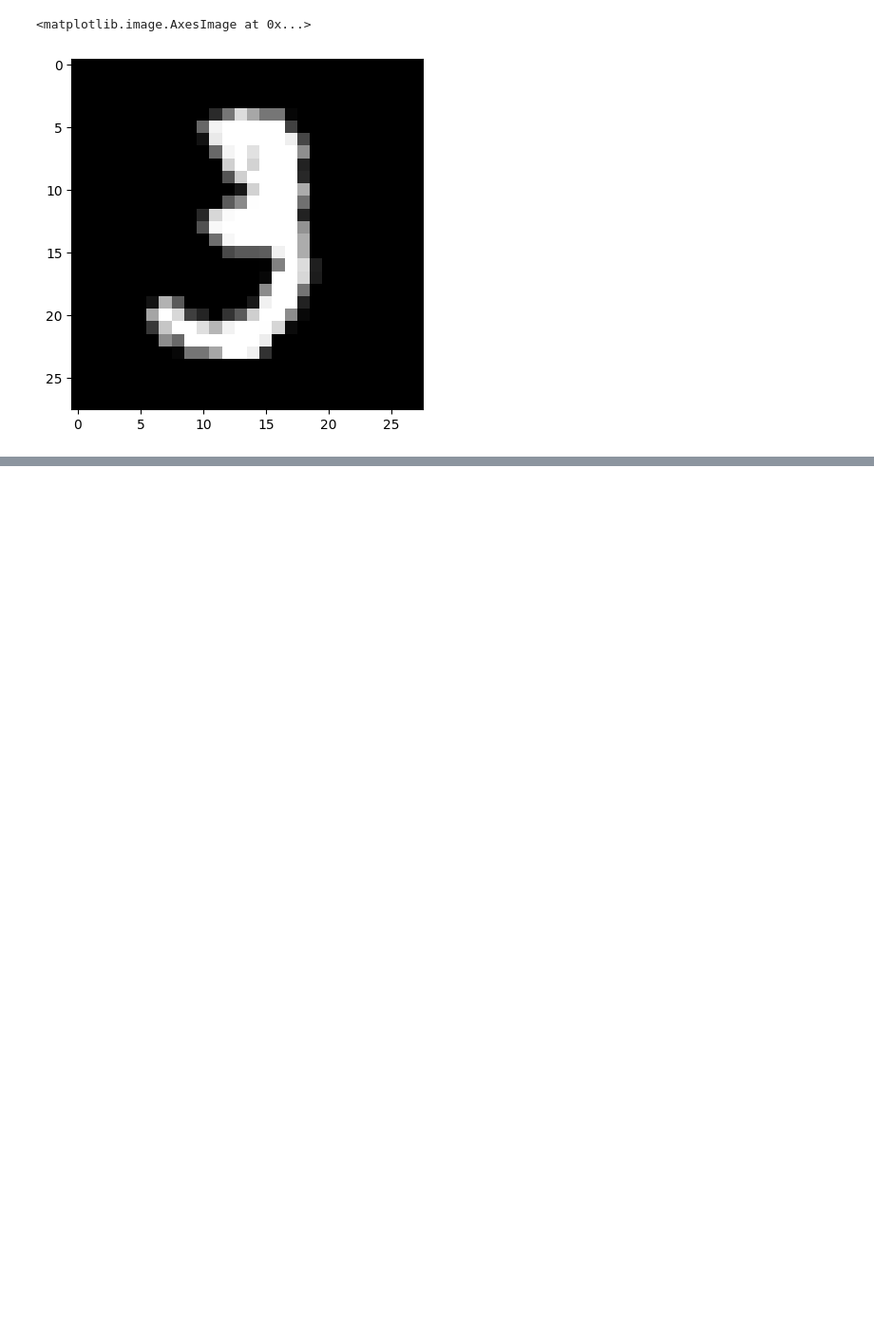
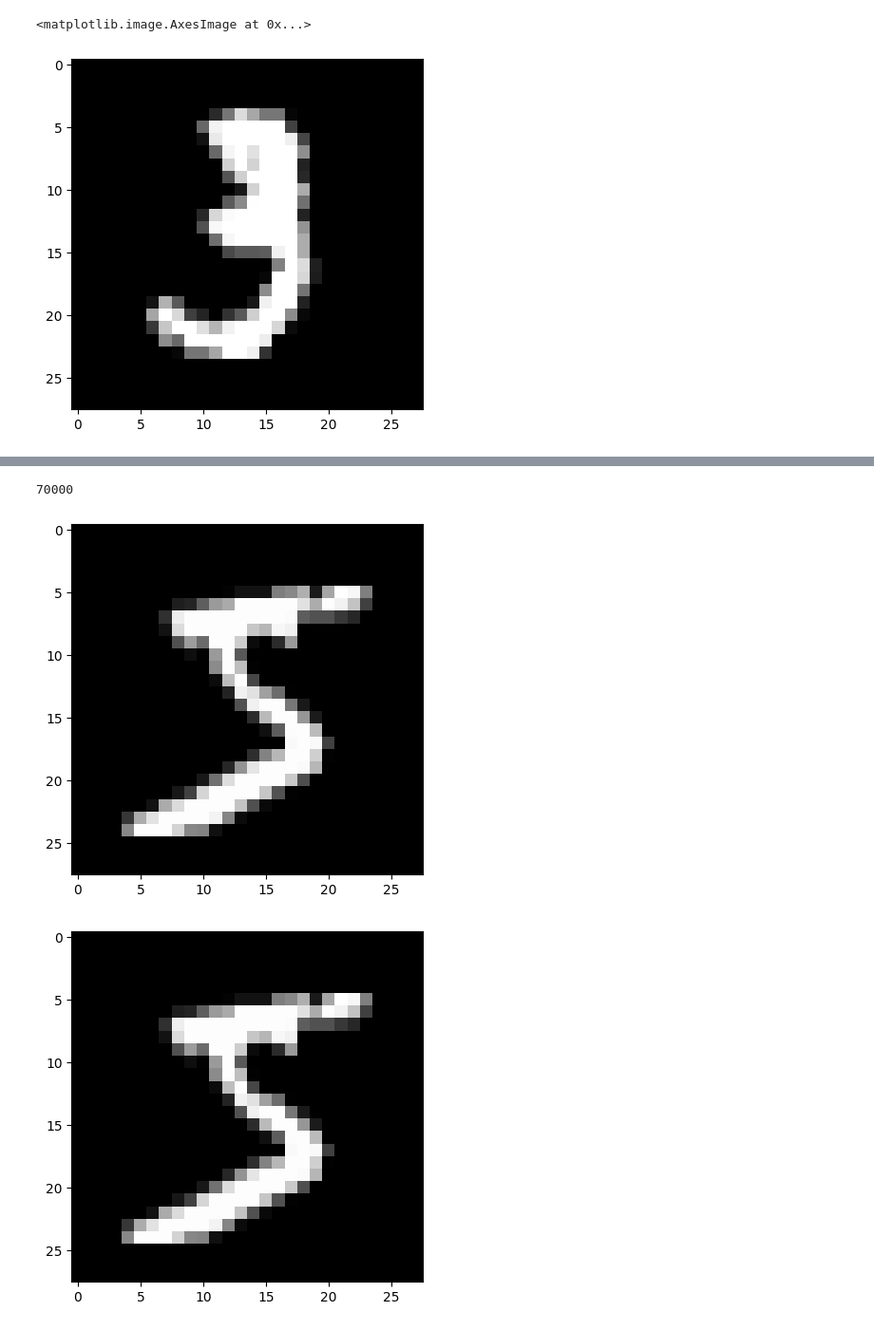
Before and after one commit to berkasin01/mnist_digit_classifier, a Jupyter notebook: mnist_cnn.ipynb, the cells around one changed output, grey strips where cells are left out. Shown at 95% size. Cells and saved outputs as stored; diff of their text form; code cells hidden in the pictures; blank space fills up the shorter version.

```diff
--- a/mnist_cnn.ipynb
+++ b/mnist_cnn.ipynb
@@ -68,0 +97,24 @@ print(torchvision.__version__)
+# %%
+import random
+
+def rand_rot_img(dataset,max_degree,min_degree,amount_of_rots):
+    print(dataset.shape[0])
+    for i in range(3):
+        img_cols = dataset.iloc[i,:].values
+        img = img_cols.reshape(28,28)
+        img = img.astype("uint8")
+        for c in range(amount_of_rots):
+            random_i = random.randint(int(max_degree),int(min_degree))
+            Rotate_Transformation = transforms.Compose([
+                transforms.ToPILImage(),
+                transforms.RandomRotation(degrees=random_i)
+                ])
+            rotated_img = Rotate_Transformation(img)
+            plt.imshow(rotated_img,cmap="gray")
+            plt.show()
+# %%
+rand_rot_img(data,0,60,4)
+# %% [output]
+70000
+[figure, added]
+[figure, added]
```
Also changed, not shown: parts of 5 cells of this notebook.
